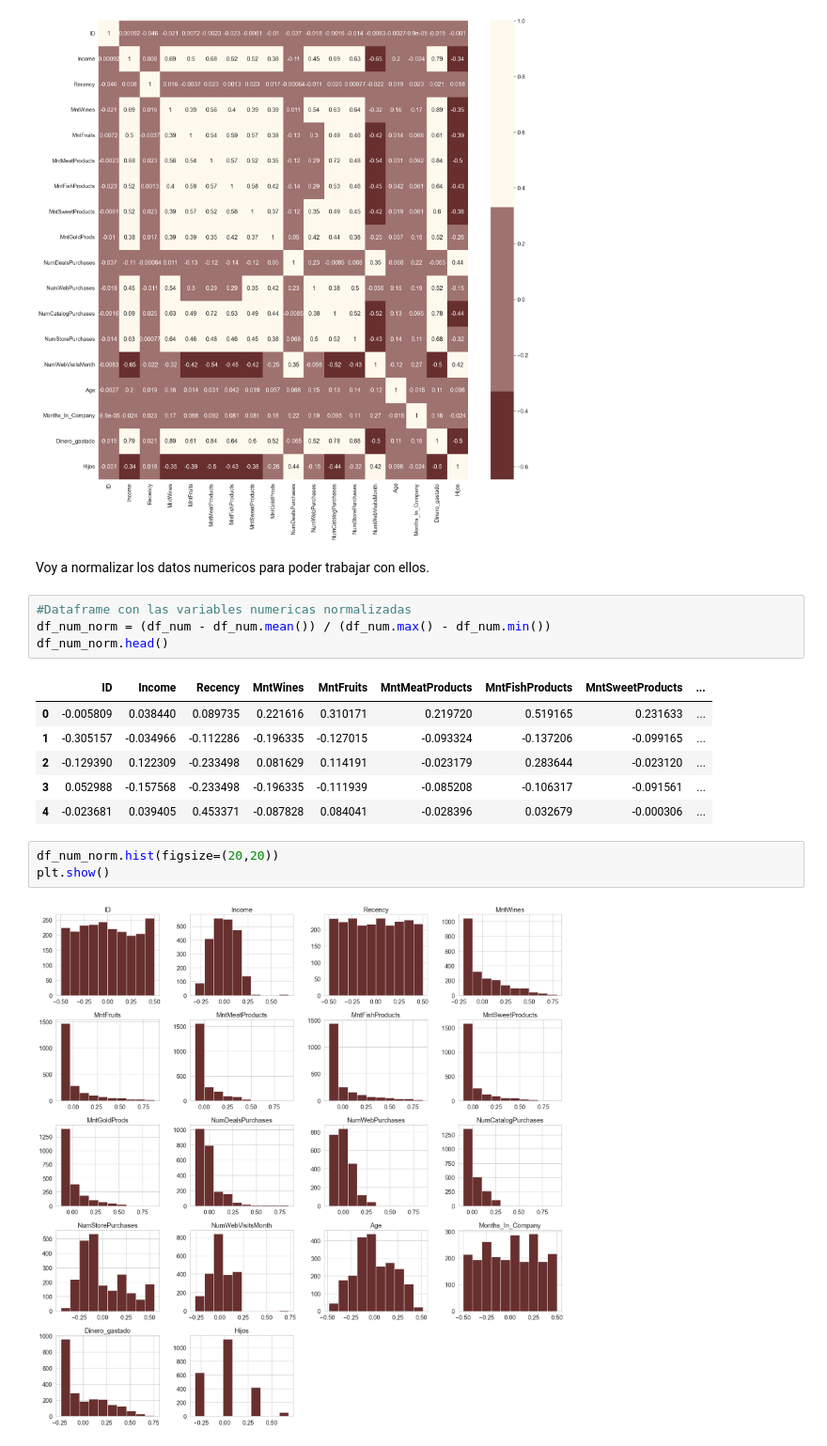
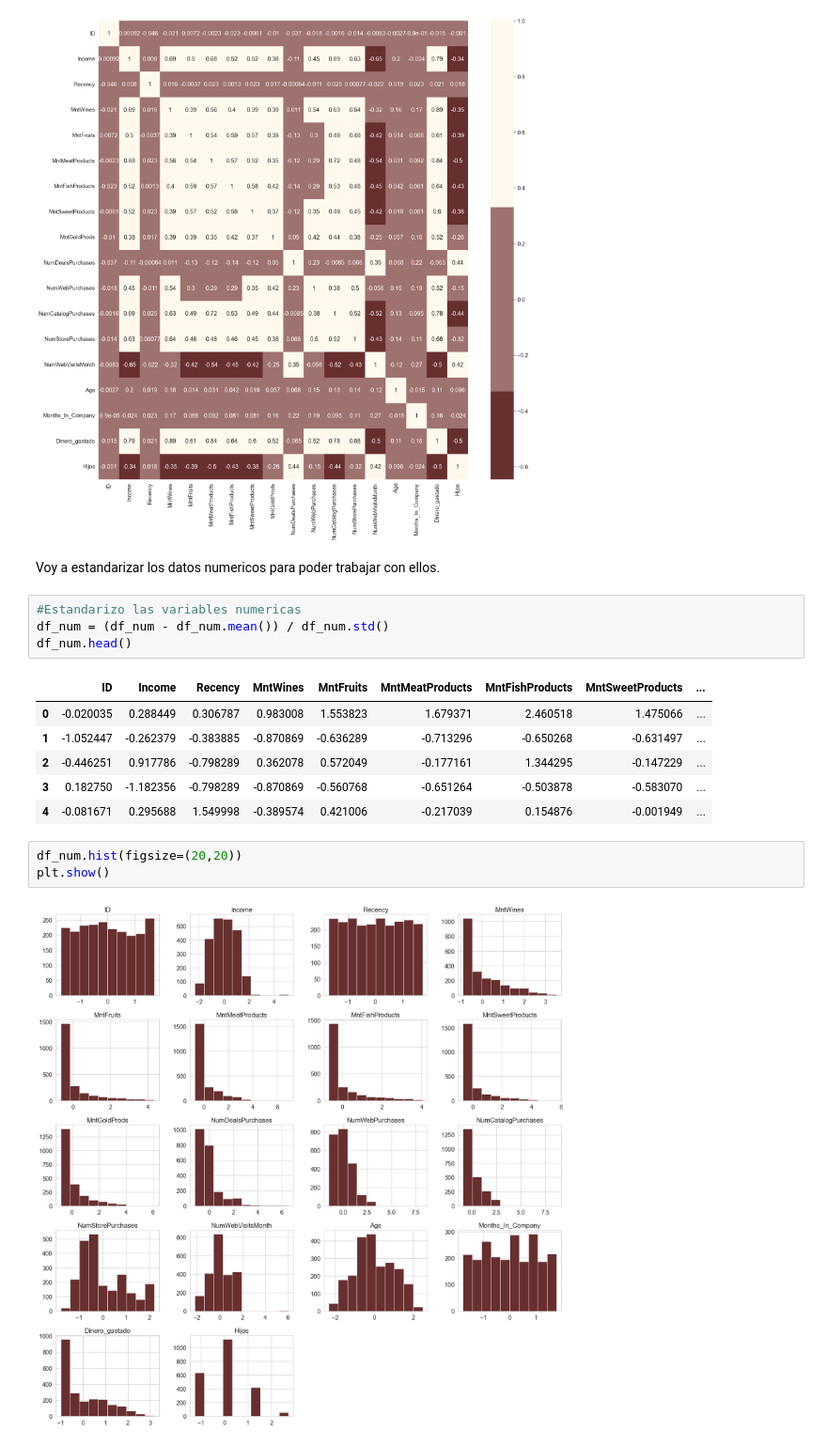
Before and after one commit to SebastianGomez/Final_AprendizajeNoSupervisado-, a Jupyter notebook: trabajo_final.ipynb, the cells around one changed output. Shown at 94% size. Cells and saved outputs as stored; diff of their text form.

```diff
--- a/trabajo_final.ipynb
+++ b/trabajo_final.ipynb
@@ -232,20 +234,20 @@ sns.heatmap(corrmat,annot=True, cmap=cmap, center=0)
 <Axes: >
 [figure]
 # %% [markdown]
-Voy a normalizar los datos numericos para poder trabajar con ellos.
+Voy a estandarizar los datos numericos para poder trabajar con ellos.
 # %%
-#Dataframe con las variables numericas normalizadas
-df_num_norm = (df_num - df_num.mean()) / (df_num.max() - df_num.min())
-df_num_norm.head()
+#Estandarizo las variables numericas
+df_num = (df_num - df_num.mean()) / df_num.std()
+df_num.head()
 # %% [output]
 |  | ID | Income | Recency | MntWines | MntFruits | MntMeatProducts | MntFishProducts | MntSweetProducts | ... |
-| 0 | -0.005809 | 0.038440 | 0.089735 | 0.221616 | 0.310171 | 0.219720 | 0.519165 | 0.231633 | ... |
-| 1 | -0.305157 | -0.034966 | -0.112286 | -0.196335 | -0.127015 | -0.093324 | -0.137206 | -0.099165 | ... |
-| 2 | -0.129390 | 0.122309 | -0.233498 | 0.081629 | 0.114191 | -0.023179 | 0.283644 | -0.023120 | ... |
-| 3 | 0.052988 | -0.157568 | -0.233498 | -0.196335 | -0.111939 | -0.085208 | -0.106317 | -0.091561 | ... |
-| 4 | -0.023681 | 0.039405 | 0.453371 | -0.087828 | 0.084041 | -0.028396 | 0.032679 | -0.000306 | ... |
+| 0 | -0.020035 | 0.288449 | 0.306787 | 0.983008 | 1.553823 | 1.679371 | 2.460518 | 1.475066 | ... |
+| 1 | -1.052447 | -0.262379 | -0.383885 | -0.870869 | -0.636289 | -0.713296 | -0.650268 | -0.631497 | ... |
+| 2 | -0.446251 | 0.917786 | -0.798289 | 0.362078 | 0.572049 | -0.177161 | 1.344295 | -0.147229 | ... |
+| 3 | 0.182750 | -1.182356 | -0.798289 | -0.870869 | -0.560768 | -0.651264 | -0.503878 | -0.583070 | ... |
+| 4 | -0.081671 | 0.295688 | 1.549998 | -0.389574 | 0.421006 | -0.217039 | 0.154876 | -0.001949 | ... |
 # %%
-df_num_norm.hist(figsize=(20,20))
+df_num.hist(figsize=(20,20))
 plt.show()
 # %% [output]
-[figure, old version]
+[figure, new version]
```
Also changed, not shown: parts of 18 cells of this notebook.
